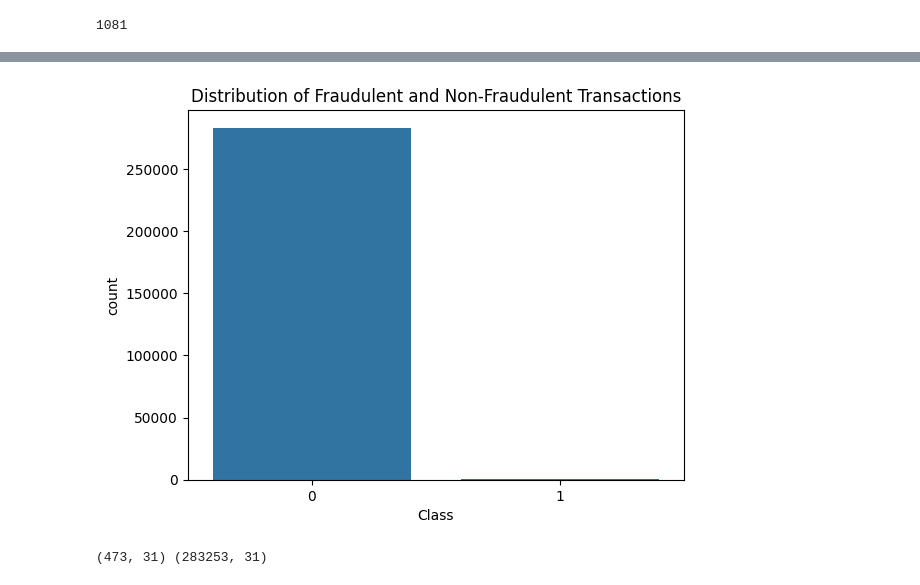
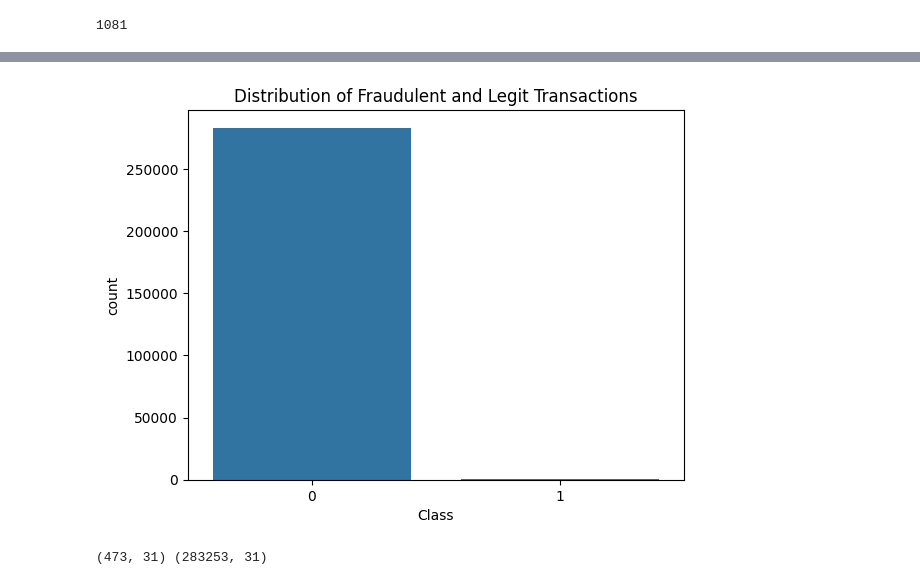
Before and after one commit to franchaise/project, a Jupyter notebook: credit_project.ipynb, the cells around one changed output, grey strips where cells are left out. Cells and saved outputs as stored; diff of their text form; code cells hidden in the pictures.

```diff
--- a/credit_project.ipynb
+++ b/credit_project.ipynb
@@ -131,11 +110,11 @@ max        33.847808   25691.160000       1.000000
 # %%
 
 
 sns.countplot(x='Class', data=data_df)
-plt.title('Distribution of Fraudulent and Non-Fraudulent Transactions')
+plt.title('Distribution of Fraudulent and Legit Transactions')
 plt.show()
 # %% [output]
-[figure, old version]
+[figure, new version]
 # %%
 fraud = data_df[data_df['Class']== 1]
 legit = data_df[data_df['Class']== 0]
```
Also changed, not shown: parts of 16 cells of this notebook.
